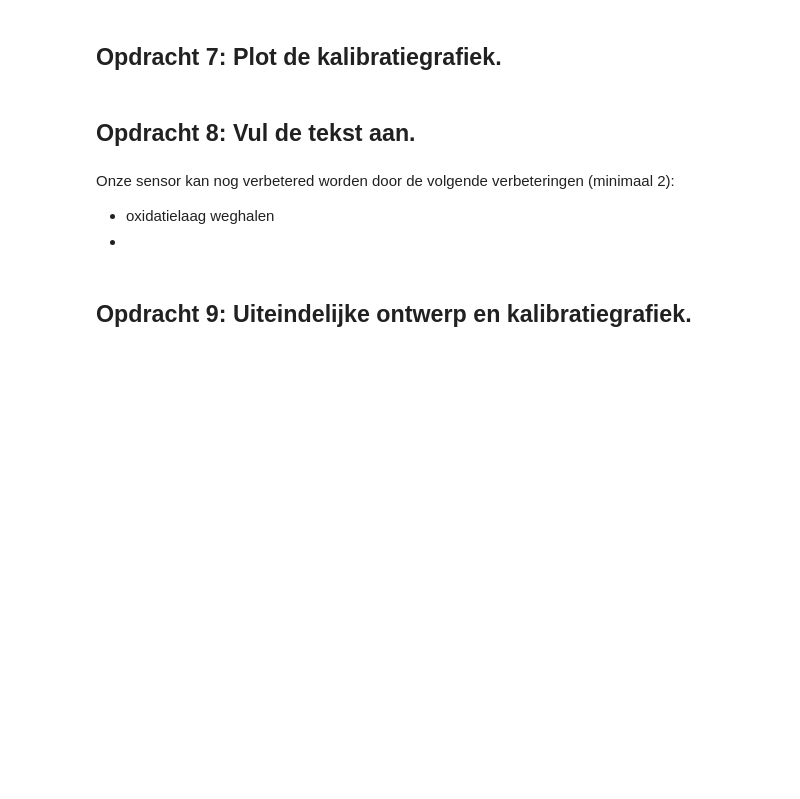
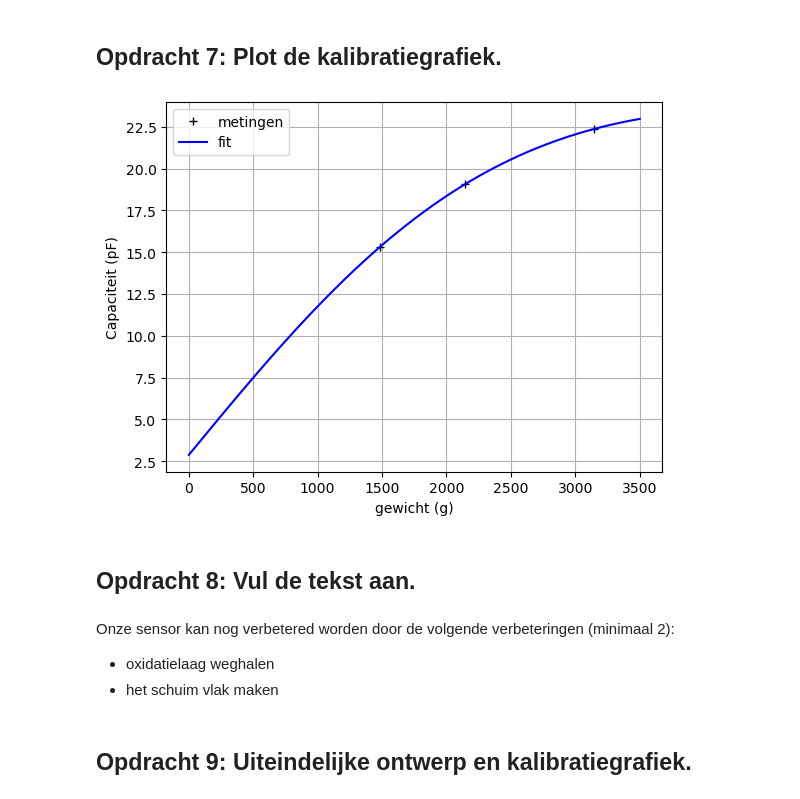
Before and after one commit to JensGroen/opdrachten-DEF-D, a Jupyter notebook: FysiekeOntwerpopdrachten/2OntwerpEenSensorCondensator/DEFOntwerpopdracht2OntwerpEenSensorInvulTemplate.ipynb, the cells around one changed output. Saved outputs shown, nothing was run; the diff lists cells and outputs as text; code cells hidden in the pictures; blank space fills up the shorter version.

```diff
--- a/FysiekeOntwerpopdrachten/2OntwerpEenSensorCondensator/DEFOntwerpopdracht2OntwerpEenSensorInvulTemplate.ipynb
+++ b/FysiekeOntwerpopdrachten/2OntwerpEenSensorCondensator/DEFOntwerpopdracht2OntwerpEenSensorInvulTemplate.ipynb
@@ -133,13 +138,64 @@ plt.show()
 ![meting 2](foto2.jpg)
 # %% [markdown]
 ## Opdracht 7: Plot de kalibratiegrafiek.
+# %%
+# Plot hier je oorspronkelijke en je uiteindelijke kalibratiegrafieken, fit daar een bijpassende lijn door
+from scipy.optimize import curve_fit
+#metingen
+Cmin = 8.455106351756939   # pF
+Cmax = 30.239439187460114  # pF
+Marray = np.array([2142,1485,3148])
+
+Carray = np.array([19.06,15.33,22.38])
+
+def veercapaciteit(m, a, b, c):
+    D_0 = 0.04
+    g = 9.81
+    eps_r = 1.3
+    A1 = 0.10 * 0.10
+    eps0 = 8.85418782e-12
+
+    m = m / 1000
+
+    F = m * g
+    k = a*(F - b)**2 + c
+
+    d = D_0 - (F/k)
+    C = (eps_r*eps0*A1)/d
+
+    return C * 1e12
+
+
+p0 = [1e3, 10, 1e3]
+
+popt, pcov = curve_fit(
+    veercapaciteit,
+    Marray,
+    Carray,
+    p0=p0,
+    maxfev=20000
+)
+
+x_test = np.linspace(0, 3500, 1000)
+y_test = veercapaciteit(x_test, *popt)
+
+plt.plot(Marray, Carray, 'k+', label="metingen")
+plt.plot(x_test, y_test, 'b-', label="fit")
+
+plt.ylabel("Capaciteit (pF)")
+plt.xlabel("gewicht (g)")
+plt.grid(True)
+plt.legend()
+plt.show()
+# %% [output]
+[figure, added]
 # %% [markdown]
 ## Opdracht 8: Vul de tekst aan.
 # %% [markdown]
 Onze sensor kan nog verbetered worden door de volgende verbeteringen (minimaal 2):
 
 * oxidatielaag weghalen
-*
+* het schuim vlak maken
 # %% [markdown]
 ## Opdracht 9: Uiteindelijke ontwerp en kalibratiegrafiek.
 # %% [markdown]
```
Also changed, not shown: parts of 8 cells of this notebook, 1 other file.
